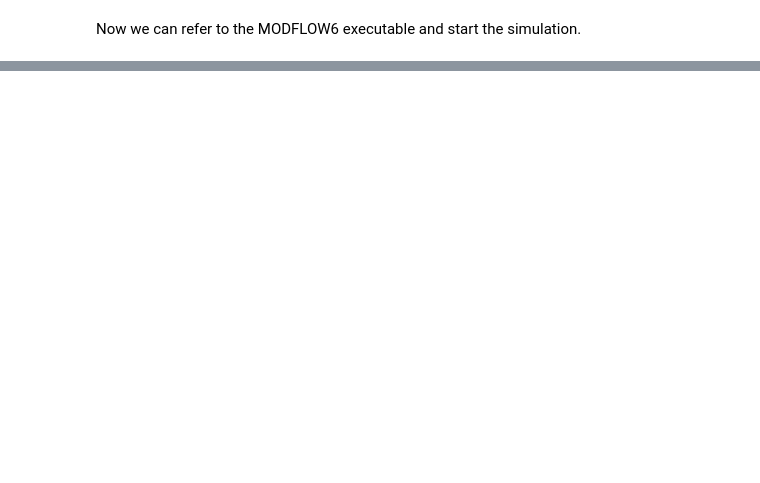
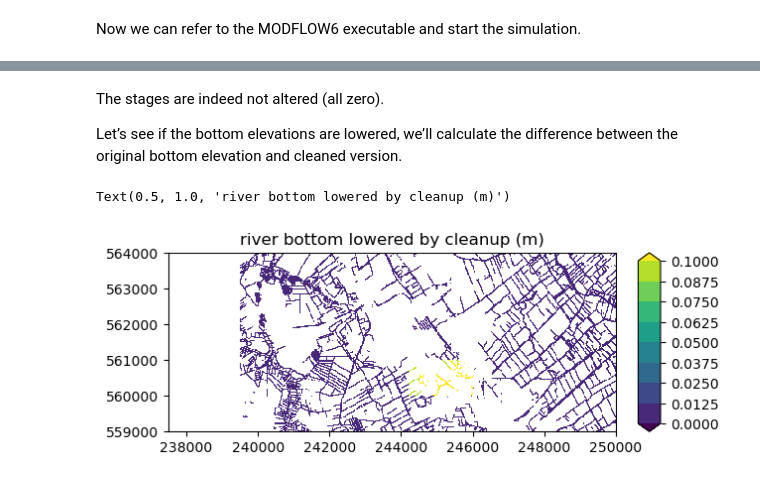
Before and after one commit to Deltares/iMOD-Documentation, a Jupyter notebook: docs/tutorial_3_Import_modeldata_and_analysis.ipynb, the cells around one changed output, grey strips where cells are left out. Drawn from its saved outputs; the diff is of its cells as text; code cells hidden in the pictures; blank space fills up the shorter version.

Commit message:
Version DSD hands-on. To be continued

```diff
--- a/docs/tutorial_3_Import_modeldata_and_analysis.ipynb
+++ b/docs/tutorial_3_Import_modeldata_and_analysis.ipynb
@@ -1021,0 +350,2 @@ plt.show()
+# %%
+gwf_model["new_riv"] = imod.mf6.River(**new_riv_ds)
@@ -1021,0 +382,4 @@ plt.show()
+# %%
+diff = gwf_model["new_riv"]["bottom_elevation"] - gwf_model["new_riv"]["stage"]
+max_diff = diff.max().values
+max_diff
@@ -1021,0 +391,3 @@ plt.show()
+# %%
+# save incorrect riv data for comparison later
+dirty_ds = gwf_model["new_riv"].dataset.copy()
@@ -1021,0 +401,2 @@ plt.show()
+# %%
+cleaned_ds = gwf_model["new_riv"].dataset
@@ -1021,0 +417,14 @@ plt.show()
+# %% [markdown]
+The stages are indeed not altered (all zero).
+
+Let’s see if the bottom elevations are lowered, we’ll calculate the difference between the original bottom elevation and cleaned version.
+# %%
+diff_riv_bot = dirty_ds["bottom_elevation"] - cleaned_ds["bottom_elevation"]
+
+fig, ax = imod.visualize.plot_map(
+    diff_riv_bot.max(dim="layer"), "viridis", np.linspace(0, max_diff, 9)
+)
+ax.set_title("river bottom lowered by cleanup (m)")
+# %% [output]
+Text(0.5, 1.0, 'river bottom lowered by cleanup (m)')
+[figure, added]
```
Also changed, not shown: parts of 234 cells of this notebook.
